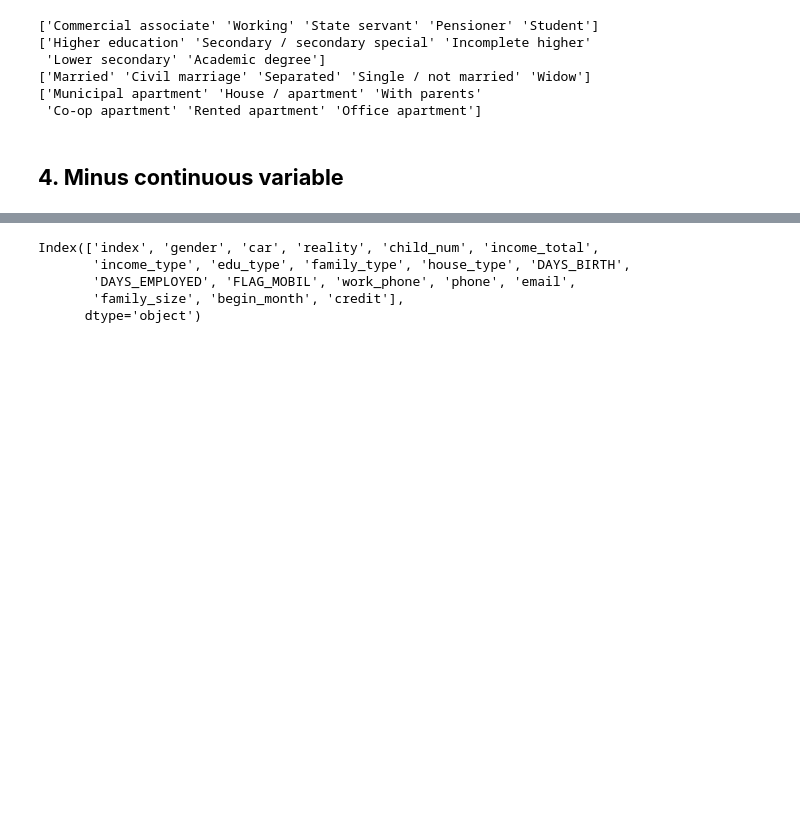
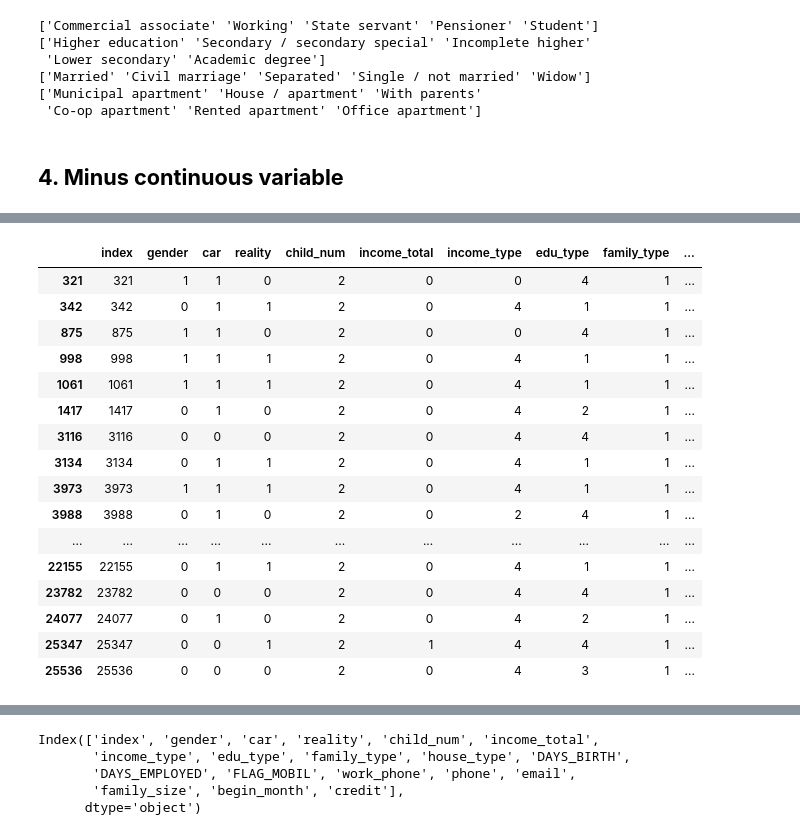
Before and after one commit to Yena-Ahn/Machine-Learning-Study, a Jupyter notebook: credit_card/credit_card_pred.ipynb, the cells around one changed output, grey strips where cells are left out. Cells and saved outputs as stored; diff of their text form; code cells hidden in the pictures; blank space fills up the shorter version.

```diff
--- a/credit_card/credit_card_pred.ipynb
+++ b/credit_card/credit_card_pred.ipynb
@@ -264,0 +464,20 @@ def make_bin(variable, n):
+# %%
+train[train['family_size'] == 6]
+# %% [output]
+|  | index | gender | car | reality | child_num | income_total | income_type | edu_type | family_type | ... |
+| 321 | 321 | 1 | 1 | 0 | 2 | 0 | 0 | 4 | 1 | ... |
+| 342 | 342 | 0 | 1 | 1 | 2 | 0 | 4 | 1 | 1 | ... |
+| 875 | 875 | 1 | 1 | 0 | 2 | 0 | 0 | 4 | 1 | ... |
+| 998 | 998 | 1 | 1 | 1 | 2 | 0 | 4 | 1 | 1 | ... |
+| 1061 | 1061 | 1 | 1 | 1 | 2 | 0 | 4 | 1 | 1 | ... |
+| 1417 | 1417 | 0 | 1 | 0 | 2 | 0 | 4 | 2 | 1 | ... |
+| 3116 | 3116 | 0 | 0 | 0 | 2 | 0 | 4 | 4 | 1 | ... |
+| 3134 | 3134 | 0 | 1 | 1 | 2 | 0 | 4 | 1 | 1 | ... |
+| 3973 | 3973 | 1 | 1 | 1 | 2 | 0 | 4 | 1 | 1 | ... |
+| 3988 | 3988 | 0 | 1 | 0 | 2 | 0 | 2 | 4 | 1 | ... |
+| ... | ... | ... | ... | ... | ... | ... | ... | ... | ... | ... |
+| 22155 | 22155 | 0 | 1 | 1 | 2 | 0 | 4 | 1 | 1 | ... |
+| 23782 | 23782 | 0 | 0 | 0 | 2 | 0 | 4 | 4 | 1 | ... |
+| 24077 | 24077 | 0 | 1 | 0 | 2 | 0 | 4 | 2 | 1 | ... |
+| 25347 | 25347 | 0 | 0 | 1 | 2 | 1 | 4 | 4 | 1 | ... |
+| 25536 | 25536 | 0 | 0 | 0 | 2 | 0 | 4 | 3 | 1 | ... |
```
Also changed, not shown: parts of 39 cells of this notebook.
